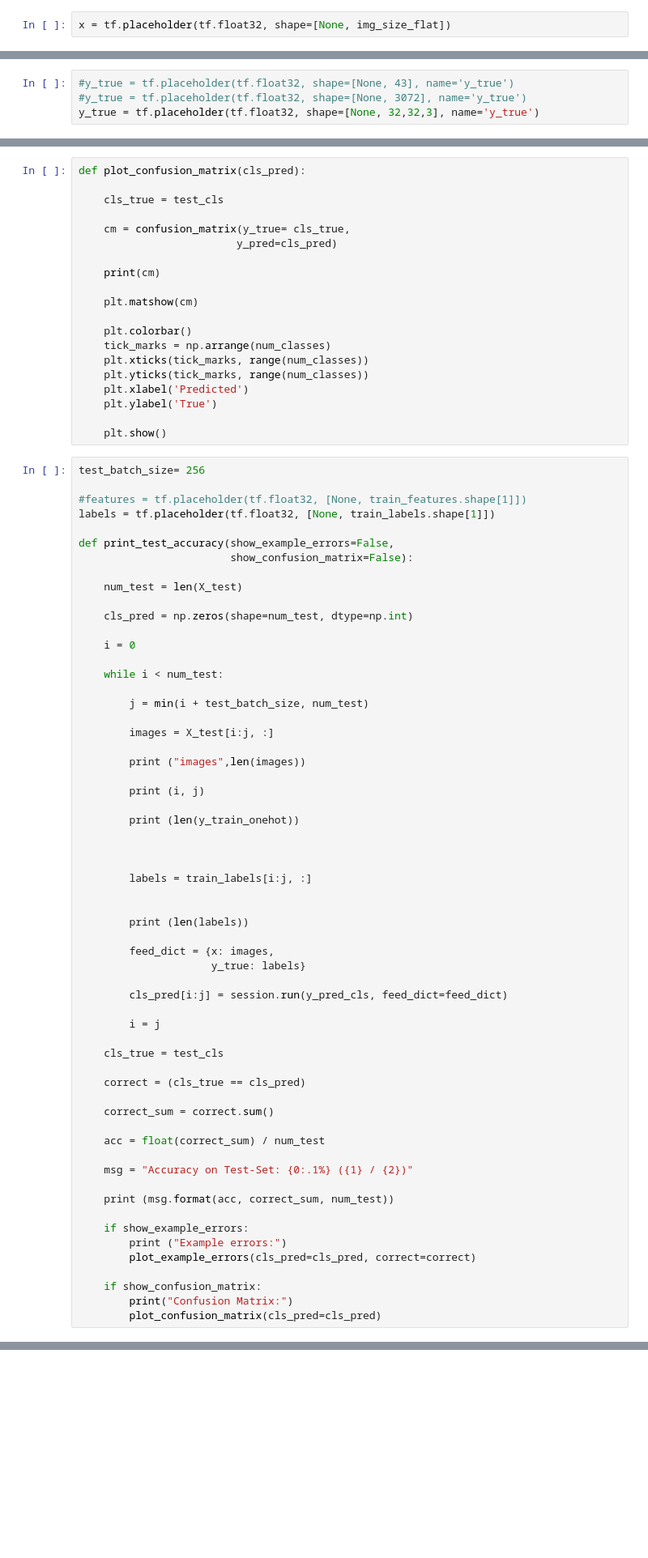
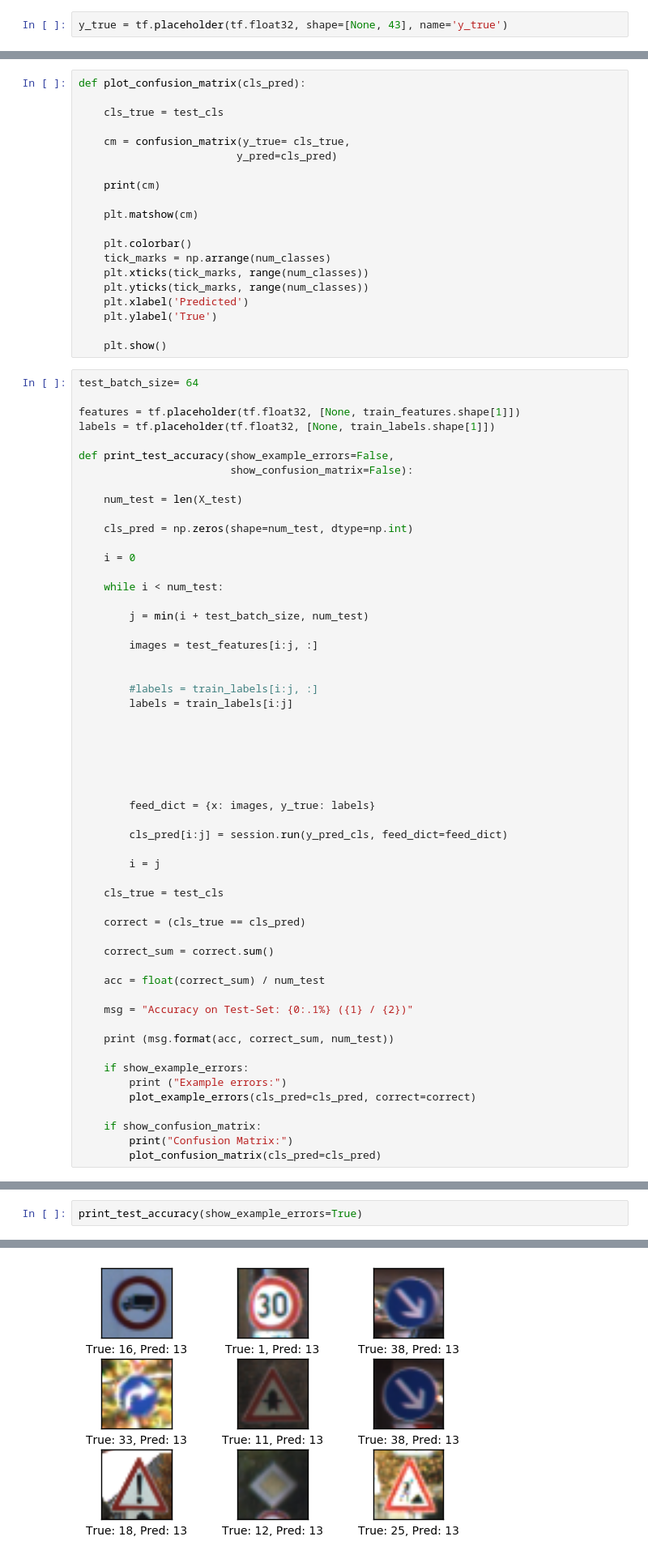
Before and after one commit to reneesmacdonald/trafficsigns, a Jupyter notebook: Traffic_Signs_Recognition.ipynb, the cells around one changed output, grey strips where cells are left out. Shown: that part at 81% size. Drawn from its saved outputs; the diff is of its cells as text; blank space fills up the shorter version.

```diff
--- a/Traffic_Signs_Recognition.ipynb
+++ b/Traffic_Signs_Recognition.ipynb
@@ -208,2 +278,2 @@ def new_fc_layer(input,
 # %%
-x = tf.placeholder(tf.float32, shape=[None, img_size_flat])
+y_true = tf.placeholder(tf.float32, shape=[None, 43], name='y_true')
@@ -214,7 +280,3 @@ SyntaxError: invalid syntax (<ipython-input-106-440e0f195539>, line 2)
-# %%
-#y_true = tf.placeholder(tf.float32, shape=[None, 43], name='y_true')
-#y_true = tf.placeholder(tf.float32, shape=[None, 3072], name='y_true')
-y_true = tf.placeholder(tf.float32, shape=[None, 32,32,3], name='y_true')
 # %%
 y_true_cls = tf.argmax(y_true, dimension=1)
 # %%
@@ -357,9 +424,9 @@ def plot_confusion_matrix(cls_pred):
 
     plt.show()
 # %%
-test_batch_size= 256
+test_batch_size= 64
 
-#features = tf.placeholder(tf.float32, [None, train_features.shape[1]])
+features = tf.placeholder(tf.float32, [None, train_features.shape[1]])
 labels = tf.placeholder(tf.float32, [None, train_labels.shape[1]])
 
 def print_test_accuracy(show_example_errors=False,
@@ -375,23 +442,18 @@ def print_test_accuracy(show_example_errors=False,
 
         j = min(i + test_batch_size, num_test)
 
-        images = X_test[i:j, :]
+        images = test_features[i:j, :]
 
-        print ("images",len(images))
 
-        print (i, j)
-
-        print (len(y_train_onehot))
+        #labels = train_labels[i:j, :]
+        labels = train_labels[i:j]
 
 
 
-        labels = train_labels[i:j, :]
 
 
-        print (len(labels))
 
-        feed_dict = {x: images,
-                     y_true: labels}
+        feed_dict = {x: images, y_true: labels}
 
         cls_pred[i:j] = session.run(y_pred_cls, feed_dict=feed_dict)
 
@@ -426,0 +494,3 @@ ValueError: Cannot feed value of shape (256, 32, 32, 3) for Tensor 'Placeholder_
+# %%
+print_test_accuracy(show_example_errors=True)
+# %% [output]
@@ -426,0 +500 @@ ValueError: Cannot feed value of shape (256, 32, 32, 3) for Tensor 'Placeholder_
+[figure, added]
```
Also changed, not shown: parts of 59 cells of this notebook.
